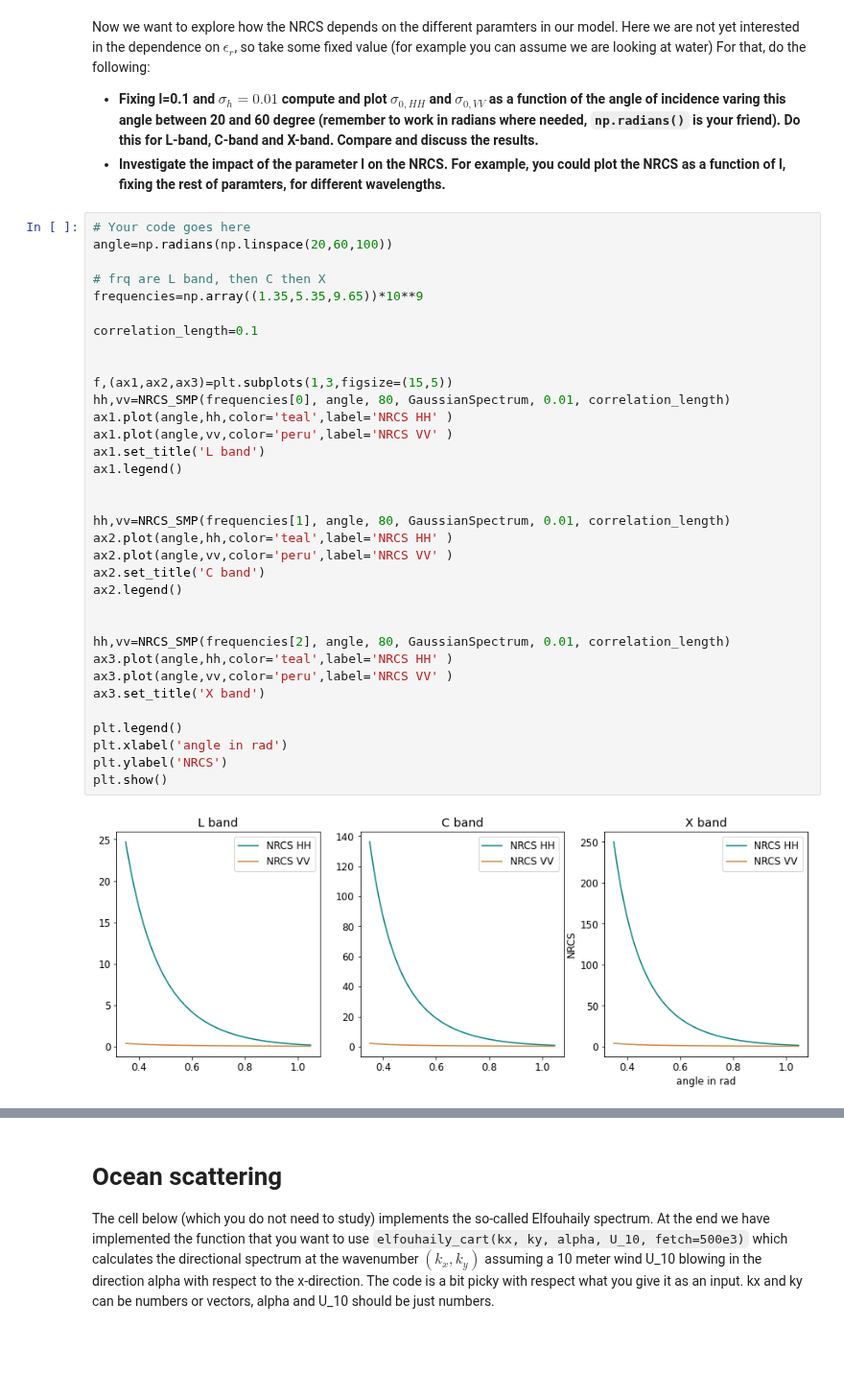
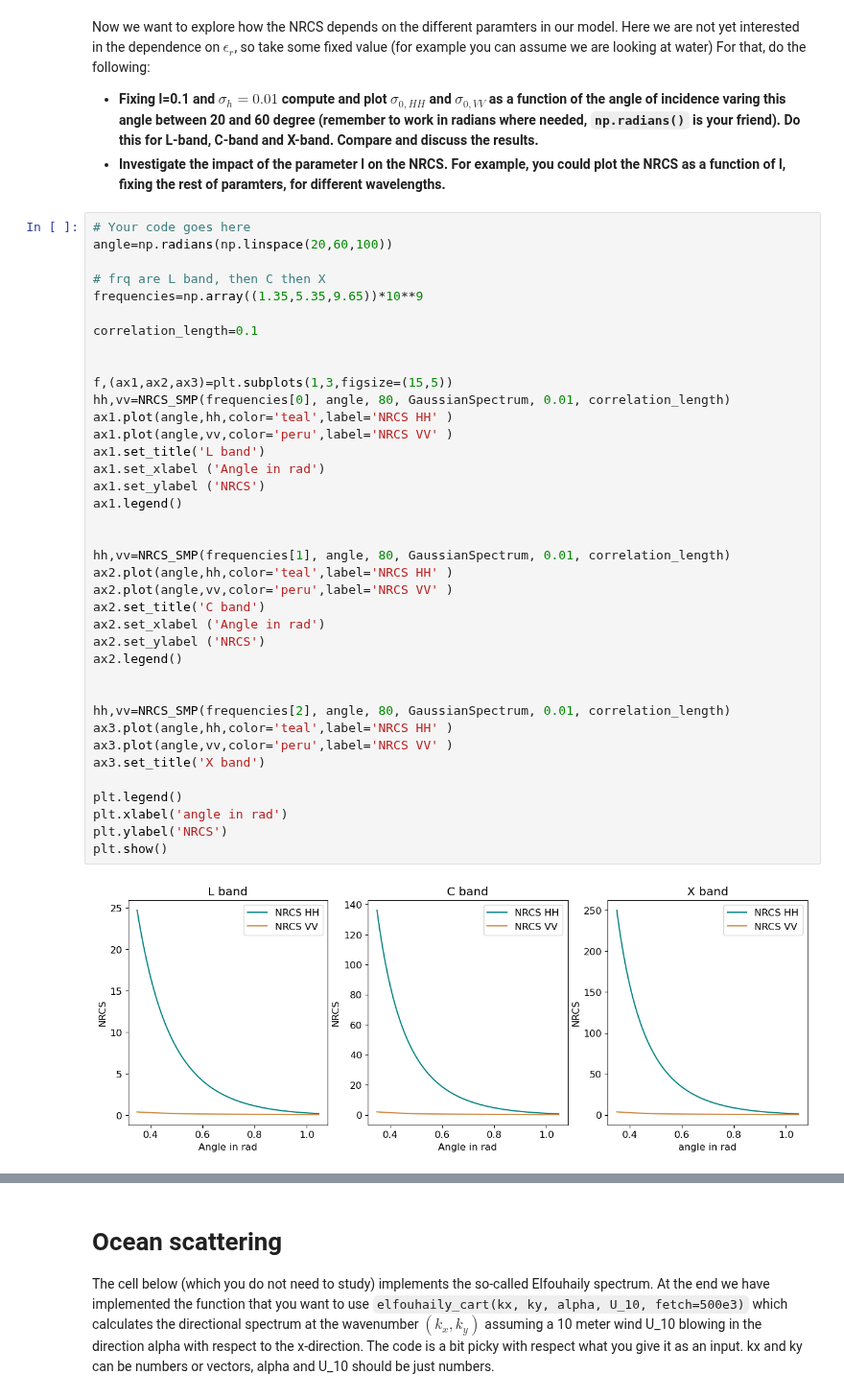
Before and after one commit to debnovalina/PPESO-Practical, a Jupyter notebook: practical_Paco_W6/RoughSurfaceScattering.ipynb, the cells around one changed output, grey strips where cells are left out. Shown at 96% size. Cells and saved outputs as stored; diff of their text form; blank space fills up the shorter version.

```diff
--- a/practical_Paco_W6/RoughSurfaceScattering.ipynb
+++ b/practical_Paco_W6/RoughSurfaceScattering.ipynb
@@ -100,31 +100,35 @@ angle=np.radians(np.linspace(20,60,100))
 frequencies=np.array((1.35,5.35,9.65))*10**9
 
 correlation_length=0.1
 
 
 f,(ax1,ax2,ax3)=plt.subplots(1,3,figsize=(15,5))
 hh,vv=NRCS_SMP(frequencies[0], angle, 80, GaussianSpectrum, 0.01, correlation_length)
 ax1.plot(angle,hh,color='teal',label='NRCS HH' )
 ax1.plot(angle,vv,color='peru',label='NRCS VV' )
 ax1.set_title('L band')
+ax1.set_xlabel ('Angle in rad')
+ax1.set_ylabel ('NRCS')
 ax1.legend()
 
 
 hh,vv=NRCS_SMP(frequencies[1], angle, 80, GaussianSpectrum, 0.01, correlation_length)
 ax2.plot(angle,hh,color='teal',label='NRCS HH' )
 ax2.plot(angle,vv,color='peru',label='NRCS VV' )
 ax2.set_title('C band')
+ax2.set_xlabel ('Angle in rad')
+ax2.set_ylabel ('NRCS')
 ax2.legend()
 
 
 hh,vv=NRCS_SMP(frequencies[2], angle, 80, GaussianSpectrum, 0.01, correlation_length)
 ax3.plot(angle,hh,color='teal',label='NRCS HH' )
 ax3.plot(angle,vv,color='peru',label='NRCS VV' )
 ax3.set_title('X band')
 
 plt.legend()
 plt.xlabel('angle in rad')
 plt.ylabel('NRCS')
 plt.show()
 # %% [output]
-[figure, old version]
+[figure, new version]
```
Also changed, not shown: parts of 4 cells of this notebook, 2 other files.
